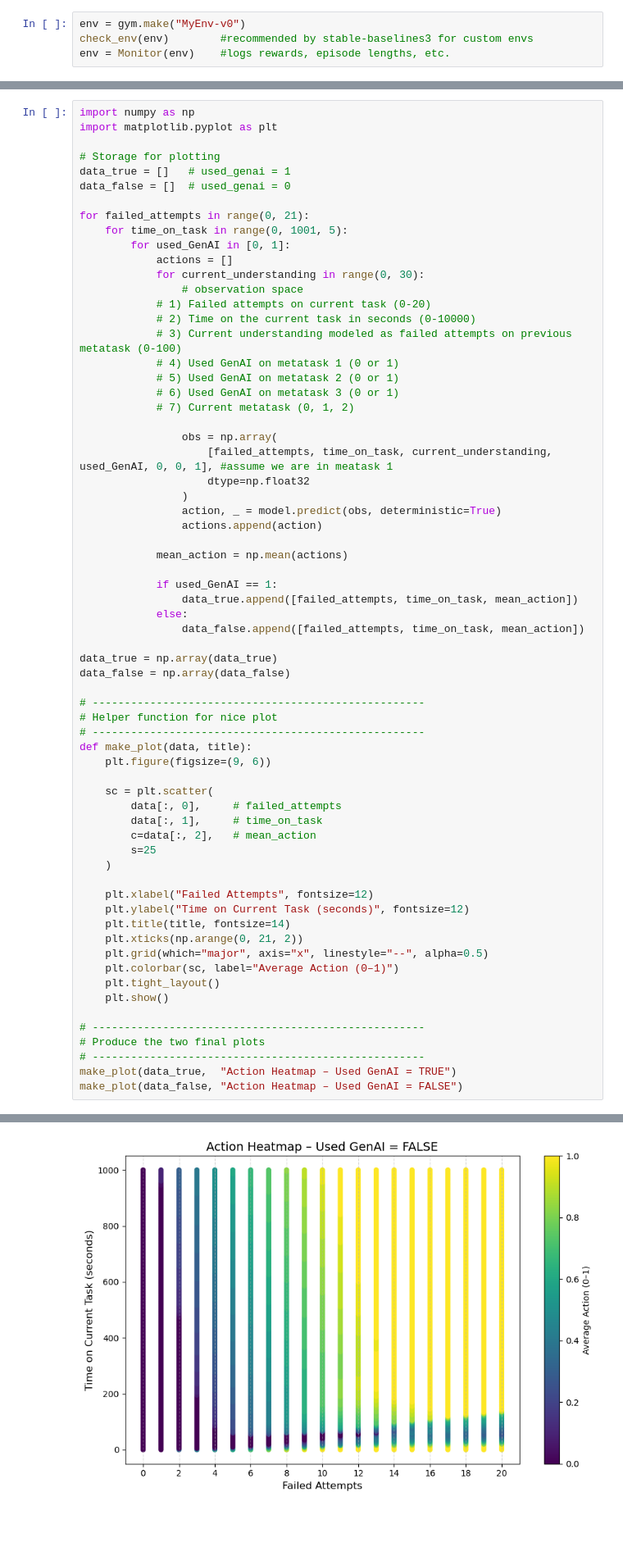
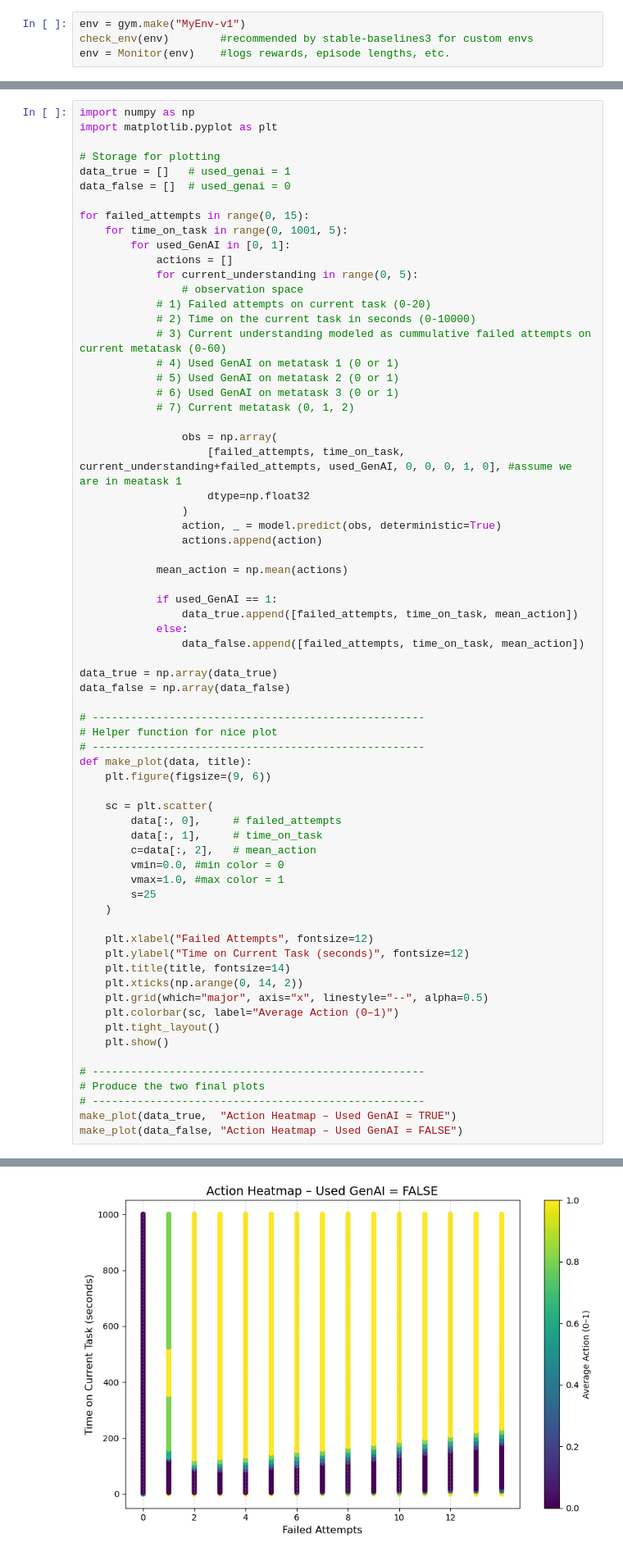
Before and after one commit to Janne-ro/learning-when-to-help, a Jupyter notebook: rl_agent/rl_agent_training.ipynb, the cells around one changed output, grey strips where cells are left out. Shown at 82% size. Saved outputs shown, nothing was run; the diff lists cells and outputs as text; blank space fills up the shorter version.

```diff
--- a/rl_agent/rl_agent_training.ipynb
+++ b/rl_agent/rl_agent_training.ipynb
@@ -47,6 +25,6 @@ register(
 # %% [markdown]
 ## 2. Create and check the environment
 # %%
-env = gym.make("MyEnv-v0")
+env = gym.make("MyEnv-v1")
 check_env(env)        #recommended by stable-baselines3 for custom envs
 env = Monitor(env)    #logs rewards, episode lengths, etc.
@@ -127,22 +122,22 @@ import matplotlib.pyplot as plt
 data_true = []   # used_genai = 1
 data_false = []  # used_genai = 0
 
-for failed_attempts in range(0, 21):
+for failed_attempts in range(0, 15):
     for time_on_task in range(0, 1001, 5):
         for used_GenAI in [0, 1]:
             actions = []
-            for current_understanding in range(0, 30):
+            for current_understanding in range(0, 5):
                 # observation space
             # 1) Failed attempts on current task (0-20)
             # 2) Time on the current task in seconds (0-10000)
-            # 3) Current understanding modeled as failed attempts on previous metatask (0-100)
+            # 3) Current understanding modeled as cummulative failed attempts on current metatask (0-60)
             # 4) Used GenAI on metatask 1 (0 or 1)
             # 5) Used GenAI on metatask 2 (0 or 1)
             # 6) Used GenAI on metatask 3 (0 or 1)
             # 7) Current metatask (0, 1, 2)
 
                 obs = np.array(
-                    [failed_attempts, time_on_task, current_understanding, used_GenAI, 0, 0, 1], #assume we are in meatask 1
+                    [failed_attempts, time_on_task, current_understanding+failed_attempts, used_GenAI, 0, 0, 0, 1, 0], #assume we are in meatask 1
                     dtype=np.float32
                 )
                 action, _ = model.predict(obs, deterministic=True)
@@ -168,13 +163,15 @@ def make_plot(data, title):
         data[:, 0],     # failed_attempts
         data[:, 1],     # time_on_task
         c=data[:, 2],   # mean_action
+        vmin=0.0, #min color = 0
+        vmax=1.0, #max color = 1
         s=25
     )
 
     plt.xlabel("Failed Attempts", fontsize=12)
     plt.ylabel("Time on Current Task (seconds)", fontsize=12)
     plt.title(title, fontsize=14)
-    plt.xticks(np.arange(0, 21, 2))
+    plt.xticks(np.arange(0, 14, 2))
     plt.grid(which="major", axis="x", linestyle="--", alpha=0.5)
     plt.colorbar(sc, label="Average Action (0–1)")
     plt.tight_layout()
@@ -190,4 +187,4 @@ make_plot(data_false, "Action Heatmap – Used GenAI = FALSE")
-[figure, old version]
+[figure, new version]
 # %%
 #Helper function to update a dictionary that keeps track of sums and counts for each position in lists
 def update_position_sums(counter_dict, new_list):
```
Also changed, not shown: parts of 6 cells of this notebook, 4 other files.
